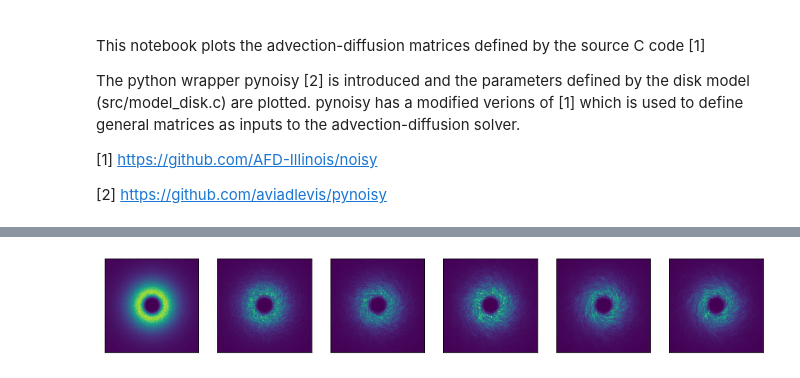
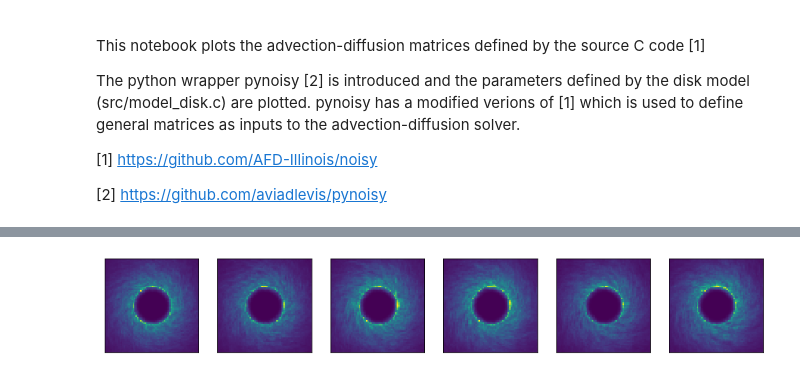
Before and after one commit to aviadlevis/pynoisy, a Jupyter notebook: notebooks/Ring Model.ipynb, the cells around one changed output, grey strips where cells are left out. Cells and saved outputs as stored; diff of their text form; code cells hidden in the pictures.

```diff
--- a/notebooks/Ring Model.ipynb
+++ b/notebooks/Ring Model.ipynb
@@ -66,16 +68,16 @@ envelope.imshow()
 # %%
 """
 Run the noisy core which solves the Advection-Diffusion stochastic PDE.
 Plot the first couple of images.
 """
-solver = pynoisy.PDESolver(advection, diffusion, envelope, forcing_strength=1.0)
-movie = solver.run(evolution_length=0.01)
+solver = pynoisy.PDESolver(advection, diffusion, forcing_strength=1.0)
+movie = envelope.apply(solver.run(evolution_length=0.01))
 
 %matplotlib inline
 fig, ax = plt.subplots(1, 6, sharey=True, figsize=(15,3))
 for i in range(6):
     ax[i].imshow(movie.frames[i])
     ax[i].get_xaxis().set_visible(False)
     ax[i].get_yaxis().set_visible(False)
 # %% [output]
-[figure, old version]
+[figure, new version]
```
Also changed, not shown: parts of 5 cells of this notebook, 13 other files.
